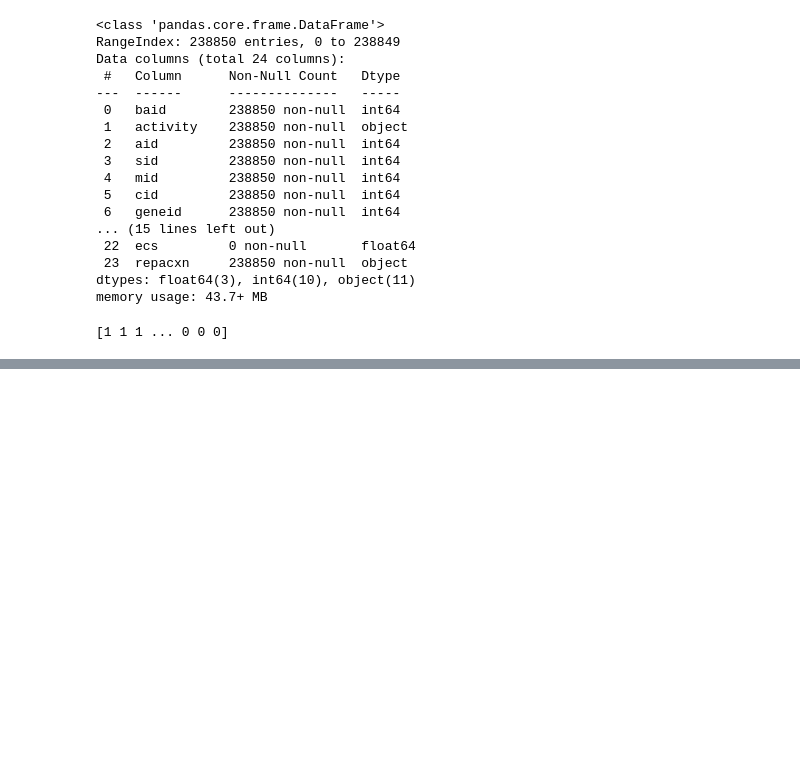
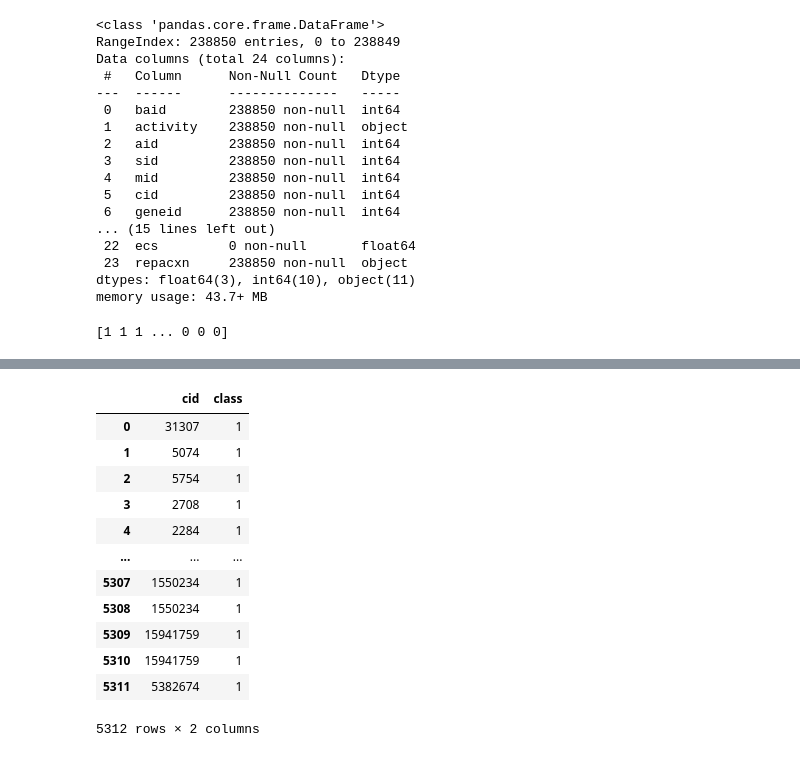
Before and after one commit to nattrio/NF-kB-prediction, a Jupyter notebook: get_smiles.ipynb, the cells around one changed output, grey strips where cells are left out. Cells and saved outputs as stored; diff of their text form; code cells hidden in the pictures; blank space fills up the shorter version.

```diff
--- a/get_smiles.ipynb
+++ b/get_smiles.ipynb
@@ -92,6 +70,20 @@ Installing collected packages: pubchempy
 Successfully installed pubchempy-1.0.4
 /content
 # %%
-# df_active = df.loc[df['class'] == 1].tail(312)
-# df_active
+df_active = df.loc[df['class'] == 1]
+df_active
+# %% [output]
+|  | cid | class |
+| 0 | 31307 | 1 |
+| 1 | 5074 | 1 |
+| 2 | 5754 | 1 |
+| 3 | 2708 | 1 |
+| 4 | 2284 | 1 |
+| ... | ... | ... |
+| 5307 | 1550234 | 1 |
+| 5308 | 1550234 | 1 |
+| 5309 | 15941759 | 1 |
+| 5310 | 15941759 | 1 |
+| 5311 | 5382674 | 1 |
+5312 rows × 2 columns
 # %%
```
Also changed, not shown: parts of 11 cells of this notebook.
